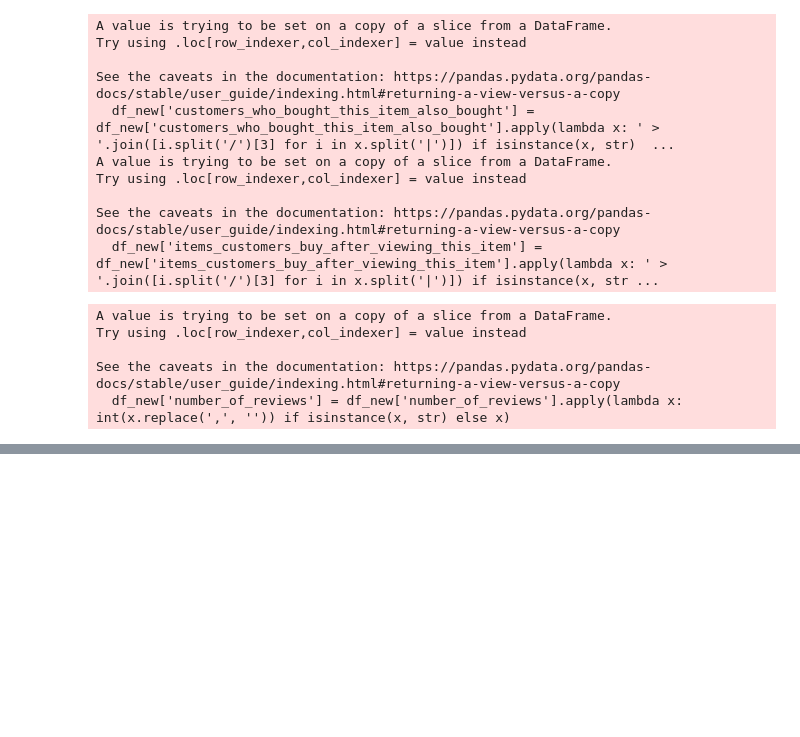
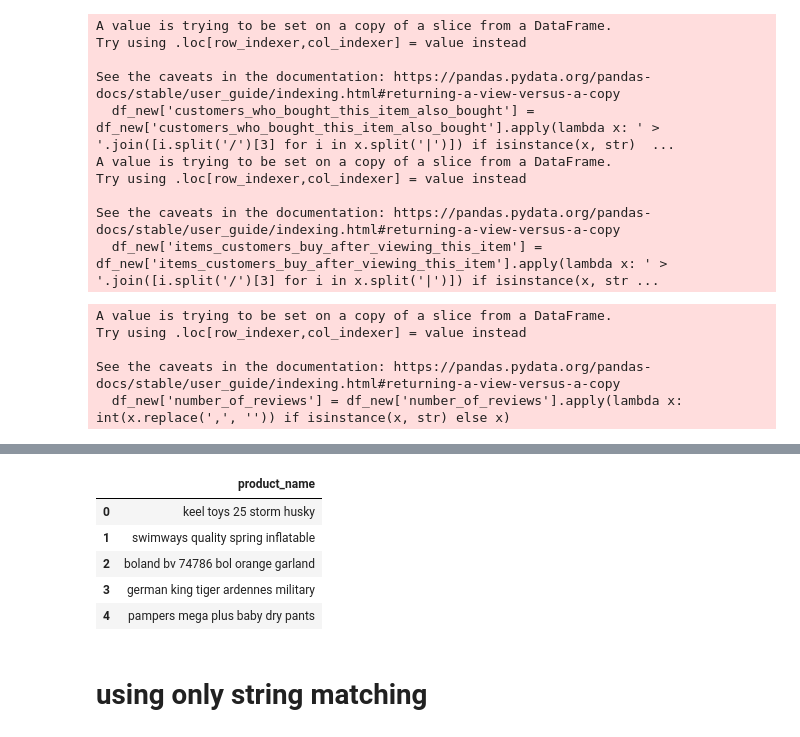
Before and after one commit to omnikingzeno/toy-recommender-on-amazon, a Jupyter notebook: notebooks/recommender.ipynb, the cells around one changed output, grey strips where cells are left out. Cells and saved outputs as stored; diff of their text form; code cells hidden in the pictures; blank space fills up the shorter version.

```diff
--- a/notebooks/recommender.ipynb
+++ b/notebooks/recommender.ipynb
@@ -184,3 +196,19 @@ nltk.download('stopwords')
+# %%
+# make a new data frame using the entries of the data frame new_df_prods where each entry is
+# now separated by space and not by hyphen
+df_new_prods = pd.DataFrame()
+df_new_prods['product_name'] = new_df_prods['product_name'].apply(lambda x: x.replace('-', ' '))
+
+df_new_prods.head()
+# %% [output]
+|  | product_name |
+| 0 | keel toys 25 storm husky |
+| 1 | swimways quality spring inflatable |
+| 2 | boland bv 74786 bol orange garland |
+| 3 | german king tiger ardennes military |
+| 4 | pampers mega plus baby dry pants |
+# %% [markdown]
+# using only string matching
 # %%
 from nltk.corpus import stopwords
 from nltk.tokenize import word_tokenize
```
Also changed, not shown: parts of 10 cells of this notebook, 3 other files.
